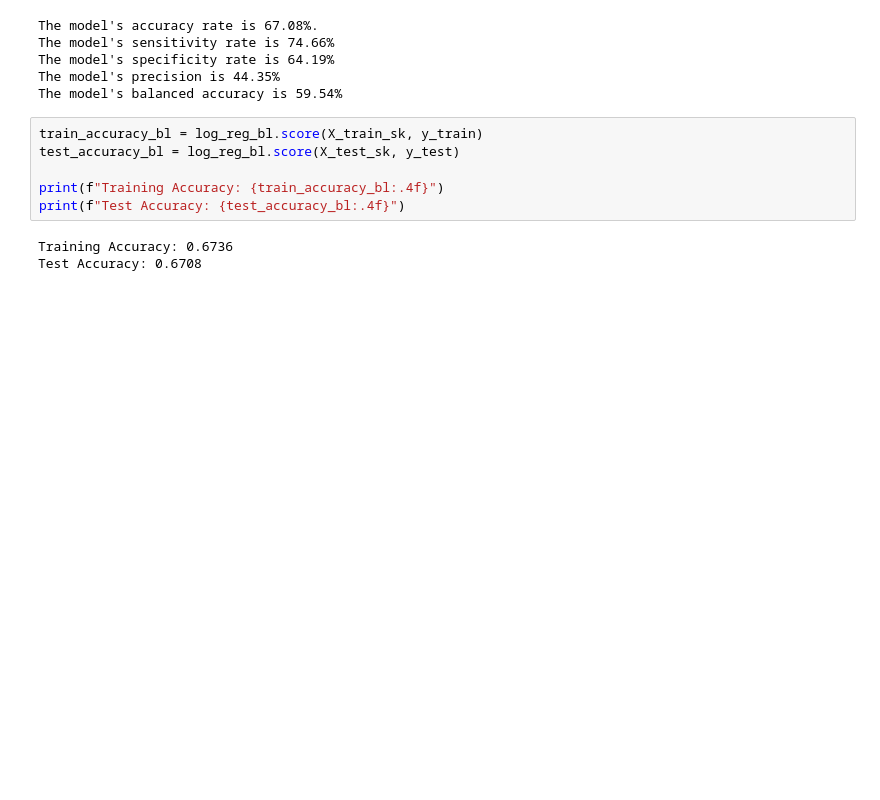
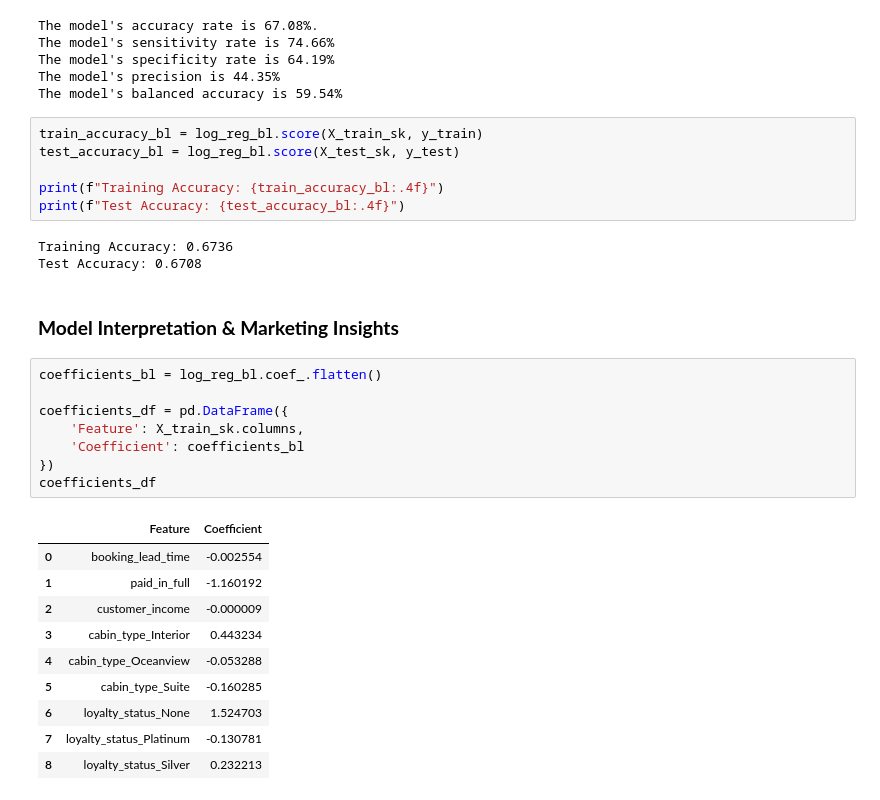
Before and after one commit to pranjul11garg/Lobster-Land-Marketing-Strategy, a Jupyter notebook: lobster.ipynb, the cells around one changed output. Saved outputs shown, nothing was run; the diff lists cells and outputs as text; blank space fills up the shorter version.

Commit message:
Interpretation on Model

```diff
--- a/lobster.ipynb
+++ b/lobster.ipynb
@@ -1050,3 +1050,24 @@ print(f"Test Accuracy: {test_accuracy_bl:.4f}")
 # %% [output]
 Training Accuracy: 0.6736
 Test Accuracy: 0.6708
+# %% [markdown]
+### **Model Interpretation & Marketing Insights**
+# %%
+coefficients_bl = log_reg_bl.coef_.flatten()
+
+coefficients_df = pd.DataFrame({
+    'Feature': X_train_sk.columns,
+    'Coefficient': coefficients_bl
+})
+coefficients_df
+# %% [output]
+|  | Feature | Coefficient |
+| 0 | booking_lead_time | -0.002554 |
+| 1 | paid_in_full | -1.160192 |
+| 2 | customer_income | -0.000009 |
+| 3 | cabin_type_Interior | 0.443234 |
+| 4 | cabin_type_Oceanview | -0.053288 |
+| 5 | cabin_type_Suite | -0.160285 |
+| 6 | loyalty_status_None | 1.524703 |
+| 7 | loyalty_status_Platinum | -0.130781 |
+| 8 | loyalty_status_Silver | 0.232213 |
```
Also changed, not shown: parts of 1 cell of this notebook.
